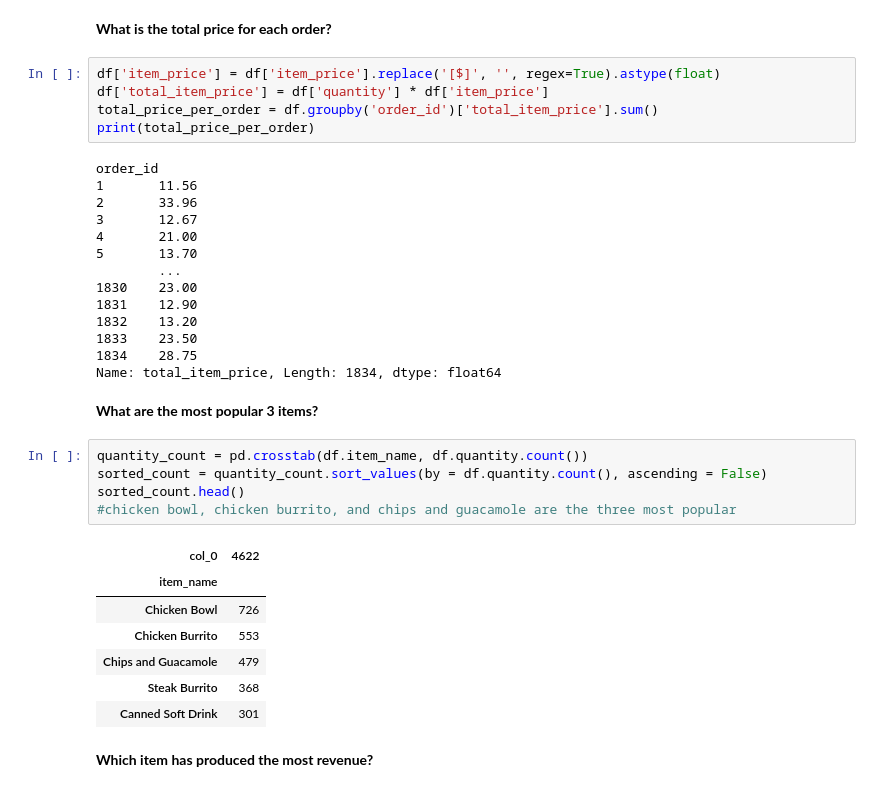
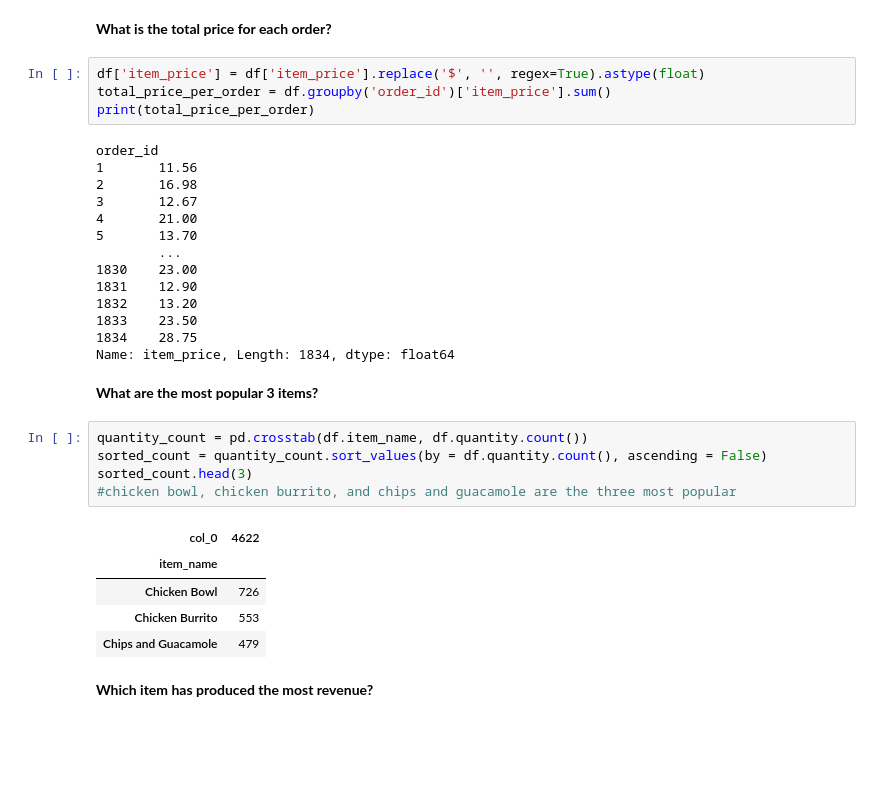
Before and after one commit to Jacob-Ball22/ds-libraries-exercises, a Jupyter notebook: advanced_dataframes.ipynb, the cells around one changed output. Saved outputs shown, nothing was run; the diff lists cells and outputs as text; blank space fills up the shorter version.

```diff
--- a/advanced_dataframes.ipynb
+++ b/advanced_dataframes.ipynb
@@ -399,14 +399,13 @@ df
 # %% [markdown]
 **What is the total price for each order?**
 # %%
-df['item_price'] = df['item_price'].replace('[$]', '', regex=True).astype(float)
-df['total_item_price'] = df['quantity'] * df['item_price']
-total_price_per_order = df.groupby('order_id')['total_item_price'].sum()
+df['item_price'] = df['item_price'].replace('$', '', regex=True).astype(float)
+total_price_per_order = df.groupby('order_id')['item_price'].sum()
 print(total_price_per_order)
 # %% [output]
 order_id
 1       11.56
-2       33.96
+2       16.98
 3       12.67
 4       21.00
 5       13.70
@@ -416,22 +415,20 @@ order_id
 1832    13.20
 1833    23.50
 1834    28.75
-Name: total_item_price, Length: 1834, dtype: float64
+Name: item_price, Length: 1834, dtype: float64
 # %% [markdown]
 **What are the most popular 3 items?**
 # %%
 quantity_count = pd.crosstab(df.item_name, df.quantity.count())
 sorted_count = quantity_count.sort_values(by = df.quantity.count(), ascending = False)
-sorted_count.head()
+sorted_count.head(3)
 #chicken bowl, chicken burrito, and chips and guacamole are the three most popular
 # %% [output]
 | col_0 | 4622 |
 | item_name |  |
 | Chicken Bowl | 726 |
 | Chicken Burrito | 553 |
 | Chips and Guacamole | 479 |
-| Steak Burrito | 368 |
-| Canned Soft Drink | 301 |
 # %% [markdown]
 **Which item has produced the most revenue?**
 # %%
```
Also changed, not shown: parts of 5 cells of this notebook.
